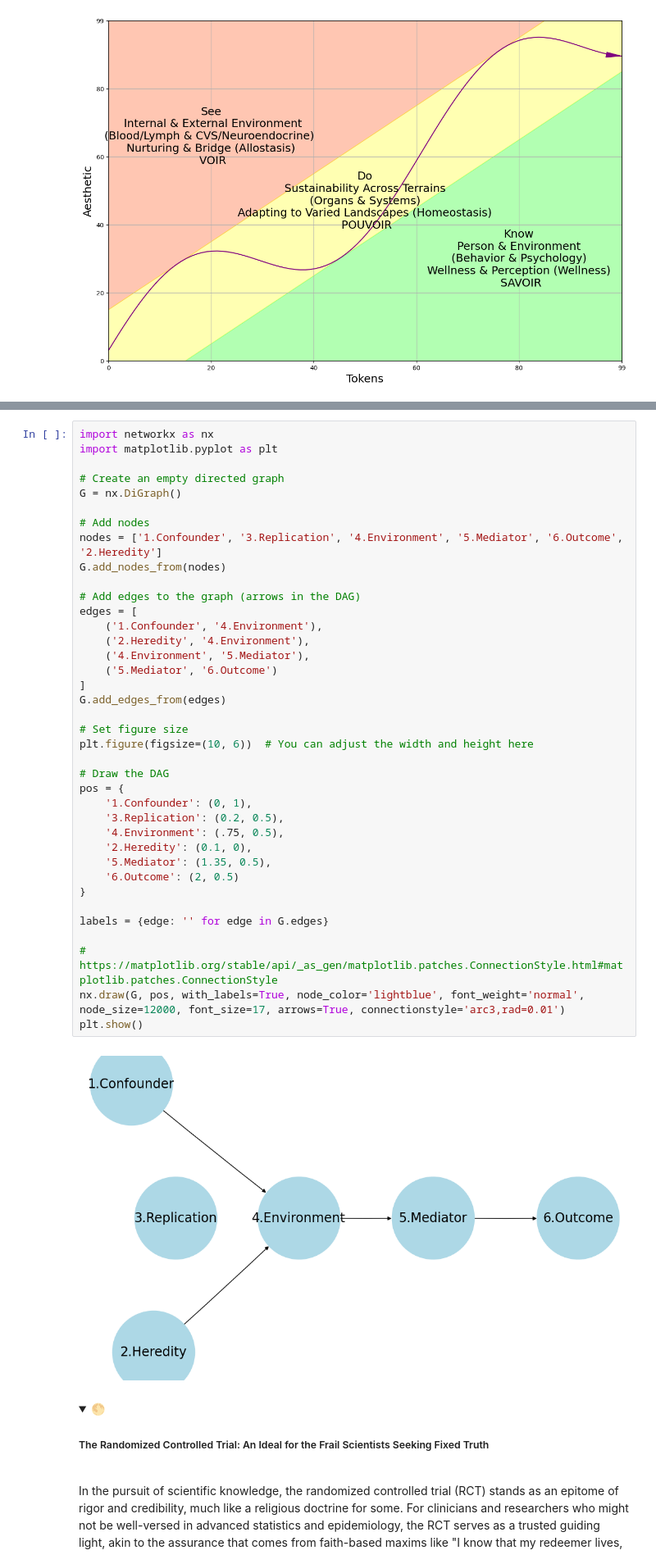
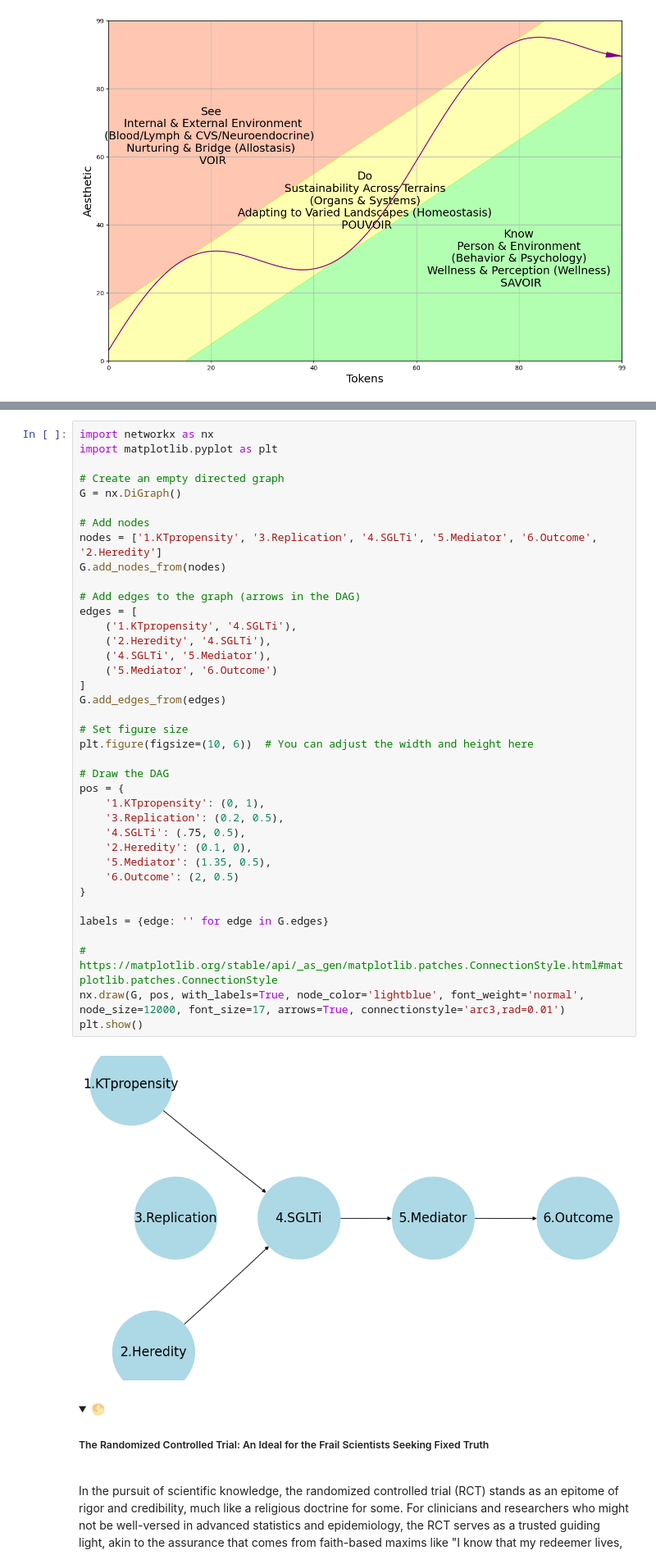
Before and after one commit to abikesa/review, a Jupyter notebook: _build/jupyter_execute/act_1/act_1_0/act_1_0_0/act_1_0_0_1.ipynb, the cells around one changed output, grey strips where cells are left out. Shown: that part at 82% size. Saved outputs shown, nothing was run; the diff lists cells and outputs as text; folded sections open.

```diff
--- a/_build/jupyter_execute/act_1/act_1_0/act_1_0_0/act_1_0_0_1.ipynb
+++ b/_build/jupyter_execute/act_1/act_1_0/act_1_0_0/act_1_0_0_1.ipynb
@@ -1076,40 +1110,40 @@ import matplotlib.pyplot as plt
 
 # Create an empty directed graph
 G = nx.DiGraph()
 
 # Add nodes
-nodes = ['1.Confounder', '3.Replication', '4.Environment', '5.Mediator', '6.Outcome', '2.Heredity']
+nodes = ['1.KTpropensity', '3.Replication', '4.SGLTi', '5.Mediator', '6.Outcome', '2.Heredity']
 G.add_nodes_from(nodes)
 
 # Add edges to the graph (arrows in the DAG)
 edges = [
-    ('1.Confounder', '4.Environment'),
-    ('2.Heredity', '4.Environment'),
-    ('4.Environment', '5.Mediator'),
+    ('1.KTpropensity', '4.SGLTi'),
+    ('2.Heredity', '4.SGLTi'),
+    ('4.SGLTi', '5.Mediator'),
     ('5.Mediator', '6.Outcome')
 ]
 G.add_edges_from(edges)
 
 # Set figure size
 plt.figure(figsize=(10, 6))  # You can adjust the width and height here
 
 # Draw the DAG
 pos = {
-    '1.Confounder': (0, 1),
+    '1.KTpropensity': (0, 1),
     '3.Replication': (0.2, 0.5),
-    '4.Environment': (.75, 0.5),
+    '4.SGLTi': (.75, 0.5),
     '2.Heredity': (0.1, 0),
     '5.Mediator': (1.35, 0.5),
     '6.Outcome': (2, 0.5)
 }
 
 labels = {edge: '' for edge in G.edges}
 
 # https://matplotlib.org/stable/api/_as_gen/matplotlib.patches.ConnectionStyle.html#matplotlib.patches.ConnectionStyle
 nx.draw(G, pos, with_labels=True, node_color='lightblue', font_weight='normal', node_size=12000, font_size=17, arrows=True, connectionstyle='arc3,rad=0.01')
 plt.show()
 # %% [output]
-[figure, old version]
+[figure, new version]
 # %% [markdown]
 </Details>
 
```
Also changed, not shown: parts of 2 cells of this notebook, 5 other files.
